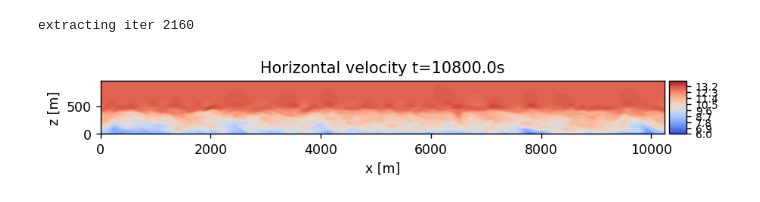
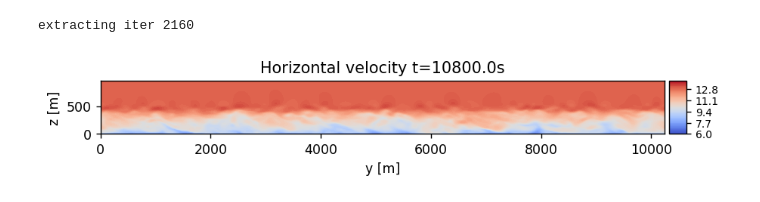
Before and after one commit to moprak-nrel/microscale_surrogate_wakes, a Jupyter notebook: MMCdemo/Postpro_neutraldemo1_10x10_20.ipynb, the cells around one changed output. Drawn from its saved outputs; the diff is of its cells as text; code cells hidden in the pictures.

```diff
--- a/MMCdemo/Postpro_neutraldemo1_10x10_20.ipynb
+++ b/MMCdemo/Postpro_neutraldemo1_10x10_20.ipynb
@@ -60,22 +60,23 @@ extracting iter 2160
 # %%
 fig, ax = plt.subplots(1,1,figsize=(8,4), dpi=125)
 clevels=np.linspace(6, 14,81)
 iplane=0
 i=swdb['timesteps'][0]
 Uh=np.sqrt(swdb['velocityx'][i][iplane,:,:]**2+swdb['velocityy'][i][iplane,:,:]**2)
 c = ax.contourf(swdb['y'][iplane,:,:], swdb['z'][iplane,:,:], Uh, levels=clevels, cmap='coolwarm')
 
 divider = make_axes_locatable(ax)
 cax = divider.append_axes("right", size="3%", pad=0.05)
 cbar=fig.colorbar(c, ax=ax, cax=cax)
 cbar.ax.tick_params(labelsize=8)
+cbar.ax.locator_params(nbins=5)
 
-ax.set_xlabel('x [m]')
+ax.set_xlabel('y [m]')
 ax.set_ylabel('z [m]')
 ax.set_title('Horizontal velocity t=%0.1fs'%swdb['times'][0])
 ax.set_aspect('equal')
 # %% [output]
-[figure, old version]
+[figure, new version]
 # %%
 # Start the amrwind_frontend app
 case = amrwind.MyApp.init_nogui()
```
Also changed, not shown: parts of 6 cells of this notebook.
